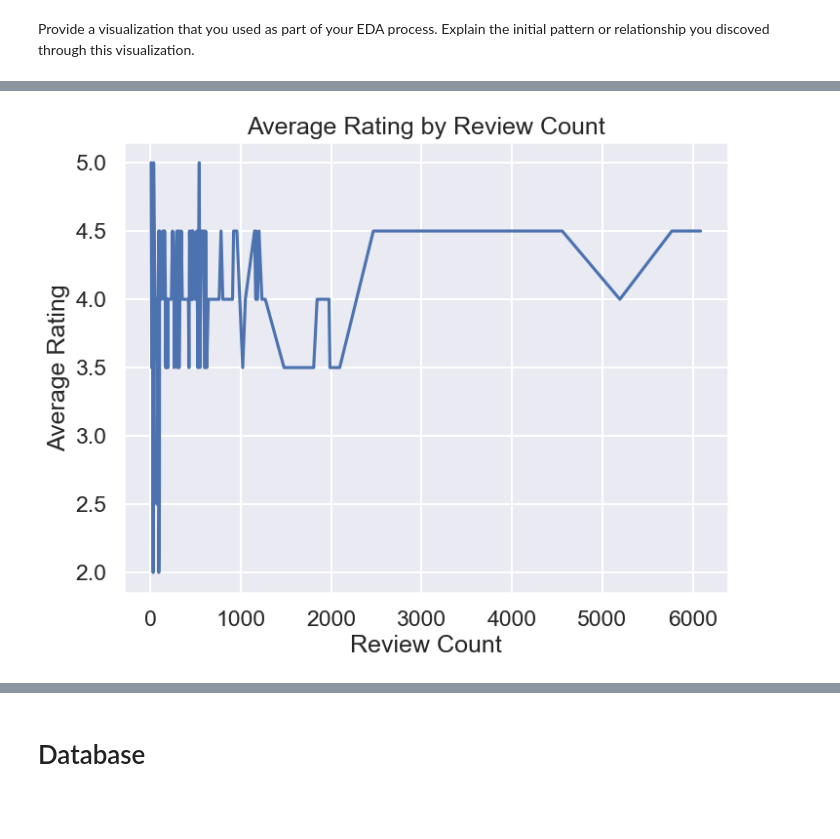
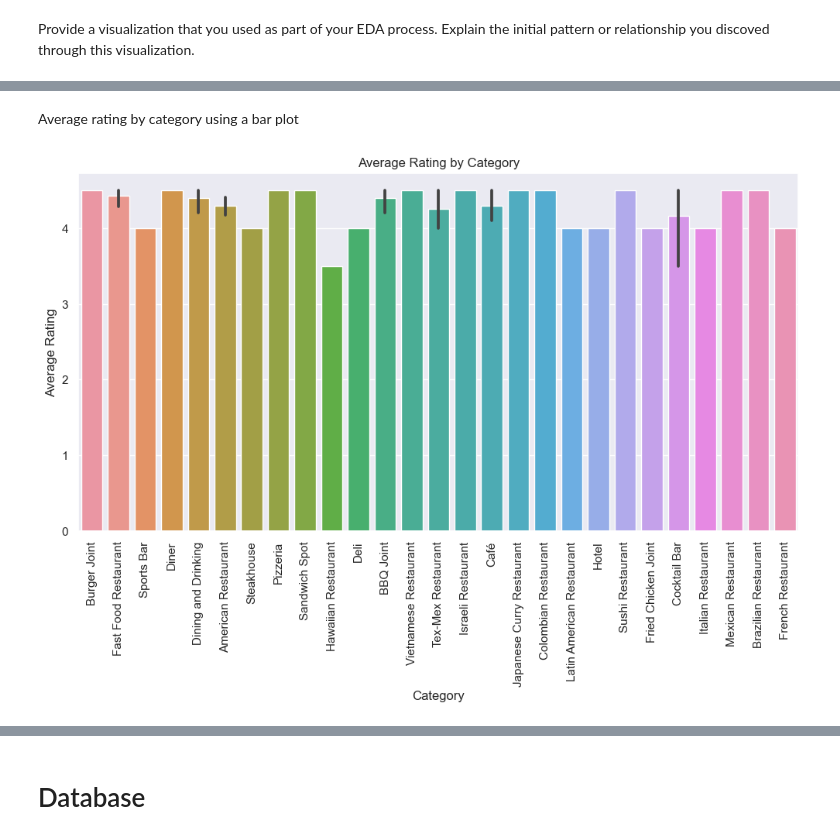
Before and after one commit to LaraOnipede/Stat-Modelling-with-Python, a Jupyter notebook: notebooks/joining_data.ipynb, the cells around one changed output, grey strips where cells are left out. Cells and saved outputs as stored; diff of their text form; code cells hidden in the pictures; blank space fills up the shorter version.

```diff
--- a/notebooks/joining_data.ipynb
+++ b/notebooks/joining_data.ipynb
@@ -166,15 +149,0 @@ plt.show()
-# %%
-import matplotlib.pyplot as plt
-
-# Group the data by review count and calculate the average rating for each group
-average_rating = yelp_foursquare_df.groupby("review_count")["rating"].mean()
-
-# Create a line plot
-plt.figure(figsize=(8, 6))
-plt.plot(average_rating.index, average_rating.values)
-plt.title("Average Rating by Review Count")
-plt.xlabel("Review Count")
-plt.ylabel("Average Rating")
-plt.show()
-# %% [output]
-[figure, removed]
@@ -203,0 +150,12 @@ plt.show()
+# %% [markdown]
+Average rating by category using a bar plot
+# %%
+plt.figure(figsize=(12, 6))
+sns.barplot(data=df, x='category_name', y='rating')
+plt.title('Average Rating by Category')
+plt.xlabel('Category')
+plt.ylabel('Average Rating')
+plt.xticks(rotation=90)
+plt.show()
+# %% [output]
+[figure, added]
```
Also changed, not shown: parts of 23 cells of this notebook.
